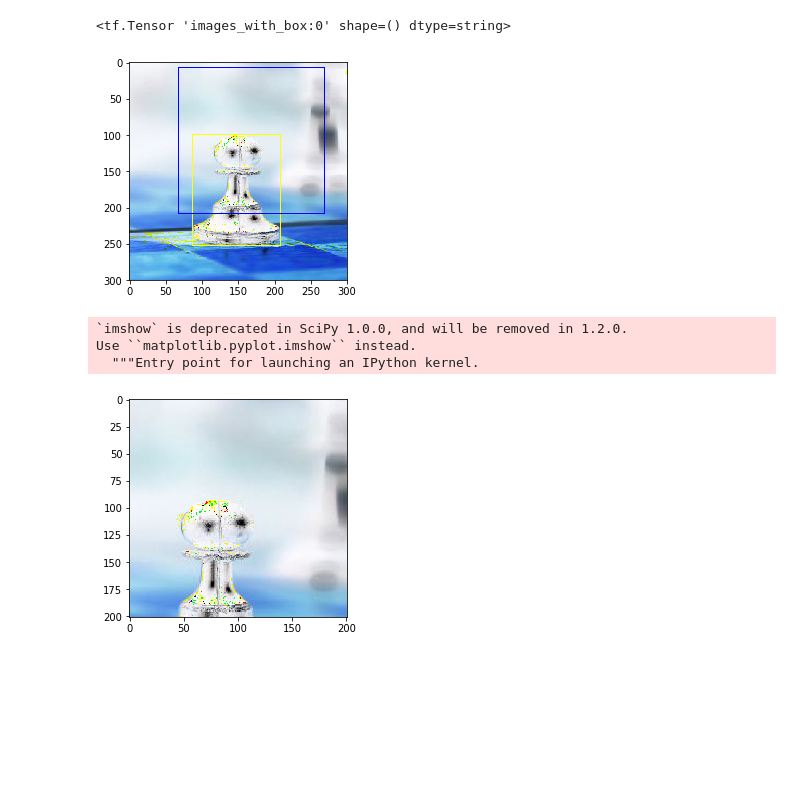
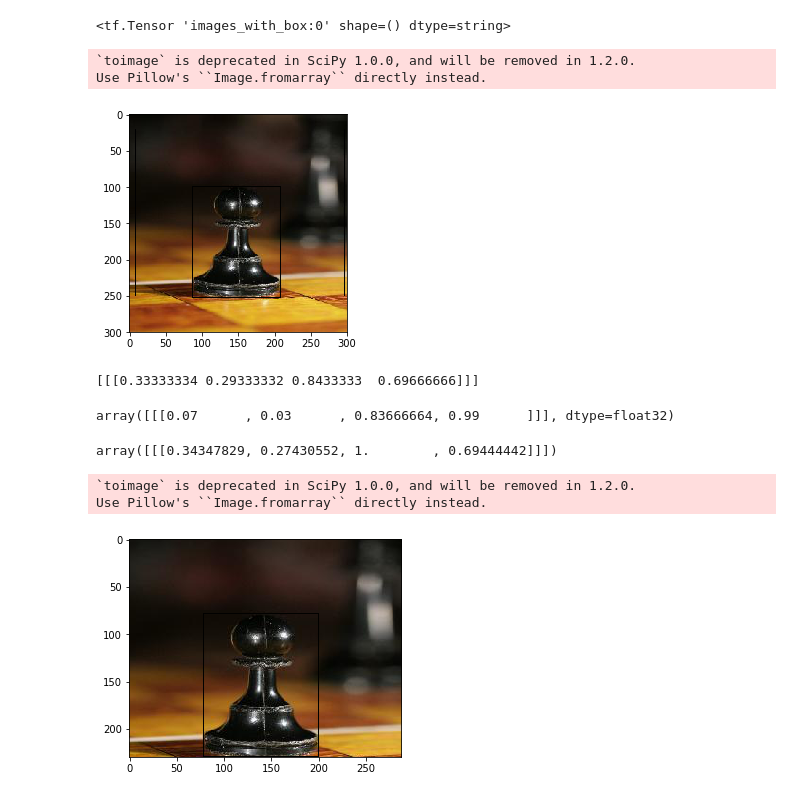
Before and after one commit to Simikamali/image_augment, a Jupyter notebook: DataAug.ipynb, the cells around one changed output. Drawn from its saved outputs; the diff is of its cells as text; code cells hidden in the pictures; blank space fills up the shorter version.

Commit message:
Added new box to cropped image

```diff
--- a/DataAug.ipynb
+++ b/DataAug.ipynb
@@ -59,13 +62,19 @@ tf.summary.image ('images_with_box', image_with_box)
 <tf.Tensor 'images_with_box:0' shape=() dtype=string>
 # %%
 image = sess.run(image_with_box)[-1,:,:,:]
+image = misc.toimage(image)
 plt.imshow(image)
 plt.show()
 # %% [output]
+`toimage` is deprecated in SciPy 1.0.0, and will be removed in 1.2.0.
+Use Pillow's ``Image.fromarray`` directly instead.
-[figure, old version]
+[figure, new version]
-# %%
-misc.imshow(image)
-# %% [output]
-`imshow` is deprecated in SciPy 1.0.0, and will be removed in 1.2.0.
-Use ``matplotlib.pyplot.imshow`` instead.
-  """Entry point for launching an IPython kernel.
+# %%
+old_box = sess.run(box)
+print(old_box)
+# %% [output]
+[[[0.33333334 0.29333332 0.8433333  0.69666666]]]
+# %%
+crop_box
+# %% [output]
+array([[[0.07      , 0.03      , 0.83666664, 0.99      ]]], dtype=float32)
@@ -72,7 +103,23 @@ Use ``matplotlib.pyplot.imshow`` instead.
+# %%
+new_box
+# %% [output]
+array([[[0.34347829, 0.27430552, 1.        , 0.69444442]]])
+# %%
+box = tf.convert_to_tensor(new_box, np.float32)
 # %%
 distorted_image = sess.run(tf.slice(img, begin, size))
+# %%
+img = np.expand_dims(distorted_image, axis=0)
+# %%
+distorted_with_box = tf.image.draw_bounding_boxes(img,box)
+# %%
+image = (sess.run(distorted_with_box))
+image = misc.toimage(image[-1,:,:,:])
+# %% [output]
+`toimage` is deprecated in SciPy 1.0.0, and will be removed in 1.2.0.
+Use Pillow's ``Image.fromarray`` directly instead.
 # %%
-plt.imshow(distorted_image)
+plt.imshow(image)
 plt.show()
 # %% [output]
-[figure, old version]
+[figure, new version]
```
Also changed, not shown: parts of 7 cells of this notebook.
